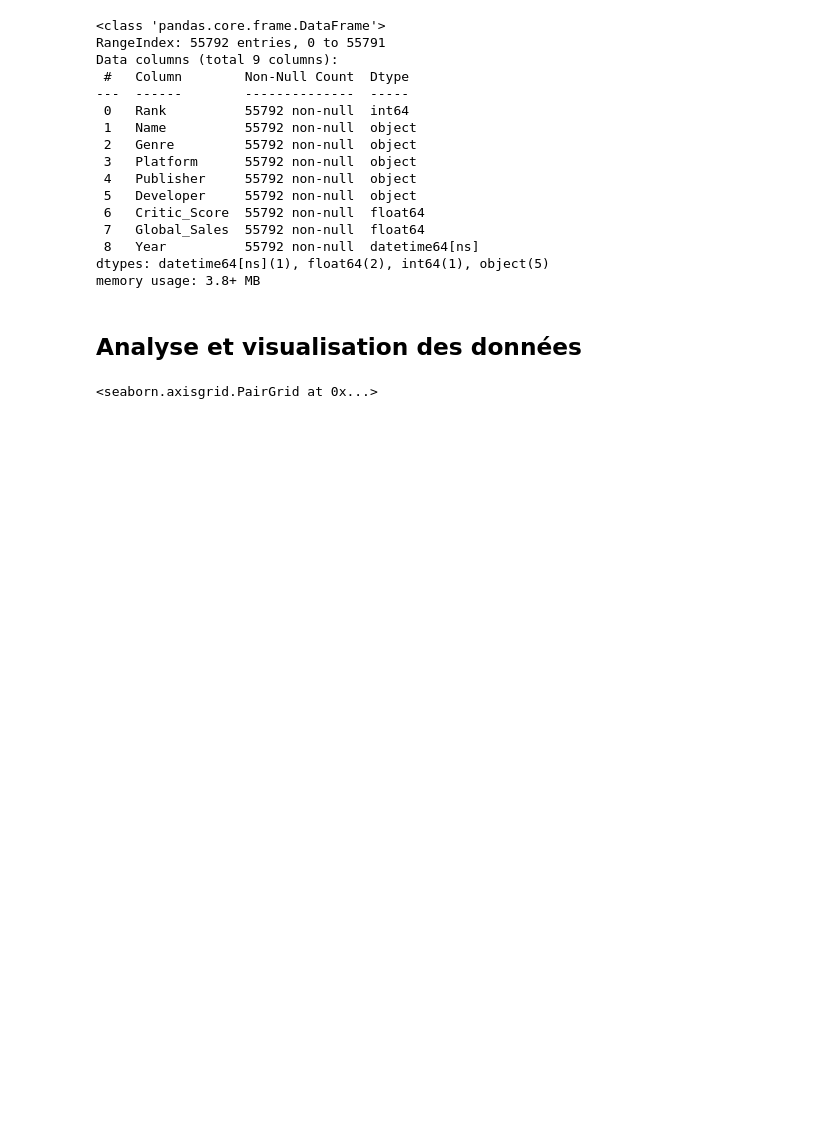
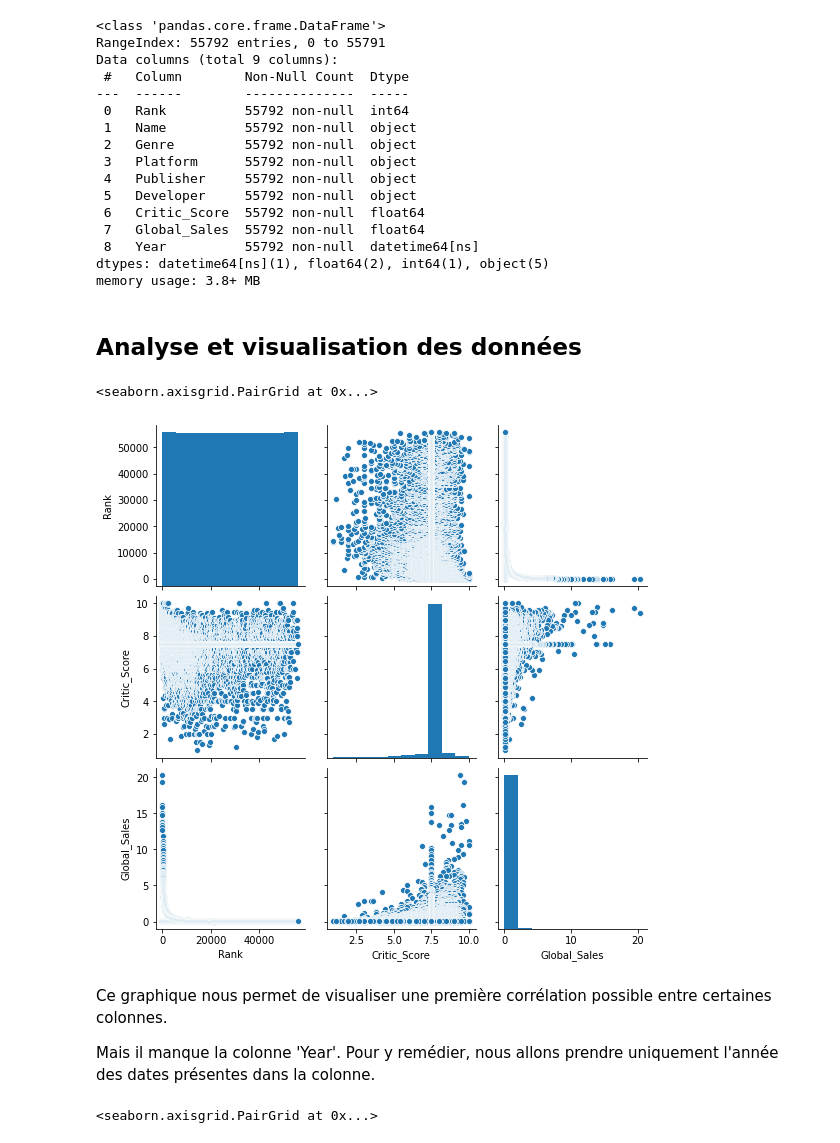
Before and after one commit to dilys27/dcparis-ia, a Jupyter notebook: Projet ML/Projet ML - Dilys LE BLANC.ipynb, the cells around one changed output. Saved outputs shown, nothing was run; the diff lists cells and outputs as text; code cells hidden in the pictures; blank space fills up the shorter version.

```diff
--- a/Projet ML/Projet ML - Dilys LE BLANC.ipynb
+++ b/Projet ML/Projet ML - Dilys LE BLANC.ipynb
@@ -232,4 +247,13 @@ dtypes: datetime64[ns](1), float64(2), int64(1), object(5)
 memory usage: 3.8+ MB
 # %% [markdown]
 ## Analyse et visualisation des données
+# %%
+sns.pairplot(df_clean)
+# %% [output]
+<seaborn.axisgrid.PairGrid at 0x...>
+[figure, added]
+# %% [markdown]
+Ce graphique nous permet de visualiser une première corrélation possible entre certaines colonnes.
+
+Mais il manque la colonne 'Year'. Pour y remédier, nous allons prendre uniquement l'année des dates présentes dans la colonne.
 # %%
```
Also changed, not shown: parts of 58 cells of this notebook, 2 other files.
